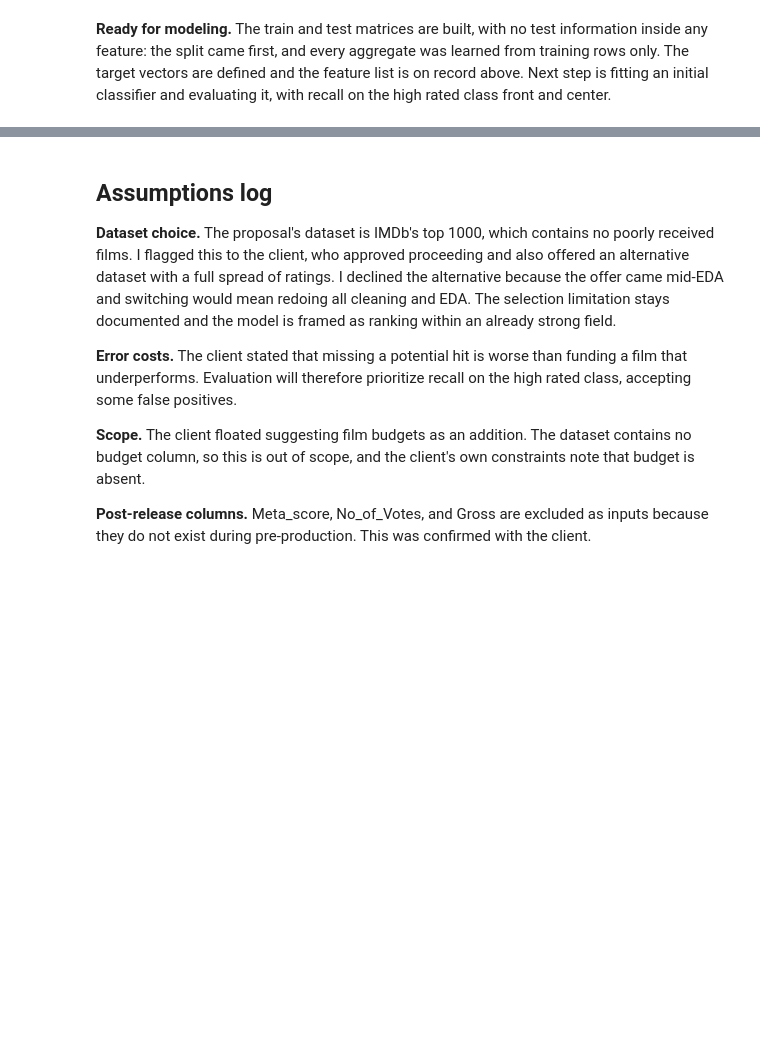
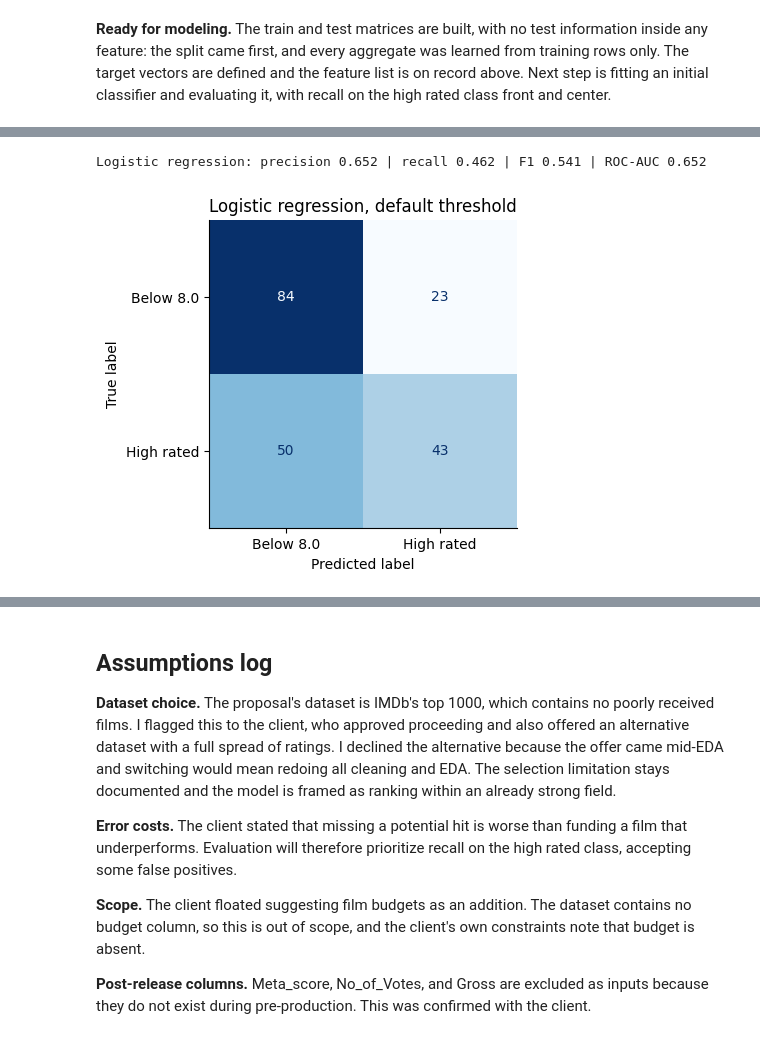
Before and after one commit to ekam-n/iat461-final-project, a Jupyter notebook: notebook.ipynb, the cells around one changed output, grey strips where cells are left out. Drawn from its saved outputs; the diff is of its cells as text; code cells hidden in the pictures; blank space fills up the shorter version.

Commit message:
initial modelling

```diff
--- a/notebook.ipynb
+++ b/notebook.ipynb
@@ -516,0 +519,30 @@ Features: ['Runtime_Min', 'decade', 'genre_Action', 'genre_Adventure', 'genre_An
+# %%
+from sklearn.linear_model import LogisticRegression
+from sklearn.preprocessing import StandardScaler
+from sklearn.metrics import (precision_score, recall_score, f1_score,
+                             roc_auc_score, confusion_matrix, ConfusionMatrixDisplay)
+
+scale_cols = ["Runtime_Min", "decade", "director_film_count", "max_star_count"]
+scaler = StandardScaler().fit(X_train[scale_cols])
+X_train_lr = X_train.copy(); X_train_lr[scale_cols] = scaler.transform(X_train[scale_cols])
+X_test_lr = X_test.copy();  X_test_lr[scale_cols] = scaler.transform(X_test[scale_cols])
+
+def evaluate(name, model, X):
+    pred = model.predict(X)
+    proba = model.predict_proba(X)[:, 1]
+    print(f"{name}: precision {precision_score(y_test, pred):.3f} | recall {recall_score(y_test, pred):.3f}"
+          f" | F1 {f1_score(y_test, pred):.3f} | ROC-AUC {roc_auc_score(y_test, proba):.3f}")
+    return pred, proba
+
+logreg = LogisticRegression(max_iter=1000, random_state=42).fit(X_train_lr, y_train)
+lr_pred, lr_proba = evaluate("Logistic regression", logreg, X_test_lr)
+
+fig, ax = plt.subplots(figsize=(4.5, 4))
+ConfusionMatrixDisplay.from_predictions(y_test, lr_pred, display_labels=["Below 8.0", "High rated"],
+                                        cmap="Blues", ax=ax, colorbar=False)
+ax.grid(False)
+ax.set_title("Logistic regression, default threshold")
+plt.show()
+# %% [output]
+Logistic regression: precision 0.652 | recall 0.462 | F1 0.541 | ROC-AUC 0.652
+[figure, added]
```
Also changed, not shown: parts of 21 cells of this notebook.
